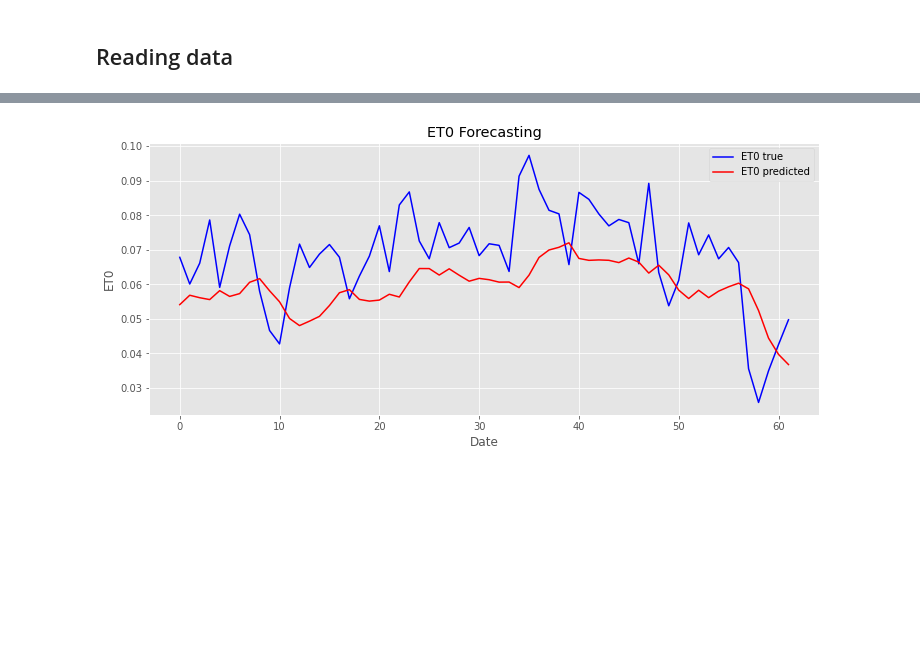
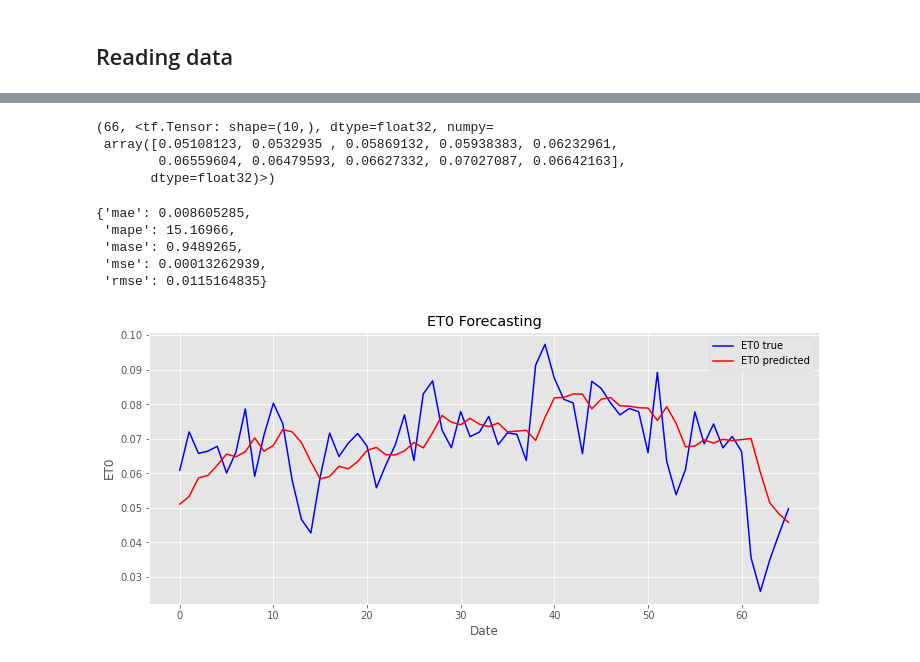
Before and after one commit to vatsal2473/irrigation_timeseries_dataset, a Jupyter notebook: LSTM_transfer_learning.ipynb, the cells around one changed output, grey strips where cells are left out. Saved outputs shown, nothing was run; the diff lists cells and outputs as text; code cells hidden in the pictures; blank space fills up the shorter version.

```diff
--- a/LSTM_transfer_learning.ipynb
+++ b/LSTM_transfer_learning.ipynb
@@ -187,0 +176,3 @@ model.save('lstm_model.h5')
+# %%
+train_windows, test_windows, train_labels, test_labels = make_train_test_splits(full_windows, full_labels)
+len(train_windows), len(test_windows), len(train_labels), len(test_labels)
@@ -187,0 +318,14 @@ model.save('lstm_model.h5')
+# %%
+def make_preds(model, input_data):
+  """
+  Uses model to make predictions on input_data.
+
+  Parameters
+  ----------
+  model: trained model
+  input_data: windowed input data (same kind of data model was trained on)
+
+  Returns model predictions on input_data.
+  """
+  forecast = model.predict(input_data)
+  return tf.squeeze(forecast) # return 1D array of predictions
@@ -270,0 +502,3 @@ RMSE:  0.015189476
+# %%
+model_lstm_transfer = tf.keras.models.load_model("model_experiments/loaded_model")
+model_lstm_transfer.evaluate(test_windows, test_labels)
@@ -271,12 +508,30 @@ RMSE:  0.015189476
+# %%
+model_lstm_preds = make_preds(model_lstm_transfer, test_windows)
+len(model_lstm_preds), model_lstm_preds[:10]
+# %% [output]
+(66, <tf.Tensor: shape=(10,), dtype=float32, numpy=
+ array([0.05108123, 0.0532935 , 0.05869132, 0.05938383, 0.06232961,
+        0.06559604, 0.06479593, 0.06627332, 0.07027087, 0.06642163],
+       dtype=float32)>)
+# %%
+model_lstm_results = evaluate_preds(y_true=tf.squeeze(test_labels), # reduce to right shape
+                                 y_pred=model_lstm_preds)
+model_lstm_results
+# %% [output]
+{'mae': 0.008605285,
+ 'mape': 15.16966,
+ 'mase': 0.9489265,
+ 'mse': 0.00013262939,
+ 'rmse': 0.0115164835}
 # %%
 plt.figure(figsize=(12,5))
-plt.plot(y_test, color='blue', label='ET0 true')
-plt.plot(y_pred_test_1, color='red', label='ET0 predicted')
+plt.plot(tf.squeeze(test_labels), color='blue', label='ET0 true')
+plt.plot(model_lstm_preds, color='red', label='ET0 predicted')
 plt.title('ET0 Forecasting')
 plt.xlabel('Date')
 plt.ylabel('ET0')
 plt.legend()
 #plt.savefig("eto.png")
 plt.show()
 # %% [output]
-[figure, old version]
+[figure, new version]
```
Also changed, not shown: parts of 72 cells of this notebook.
